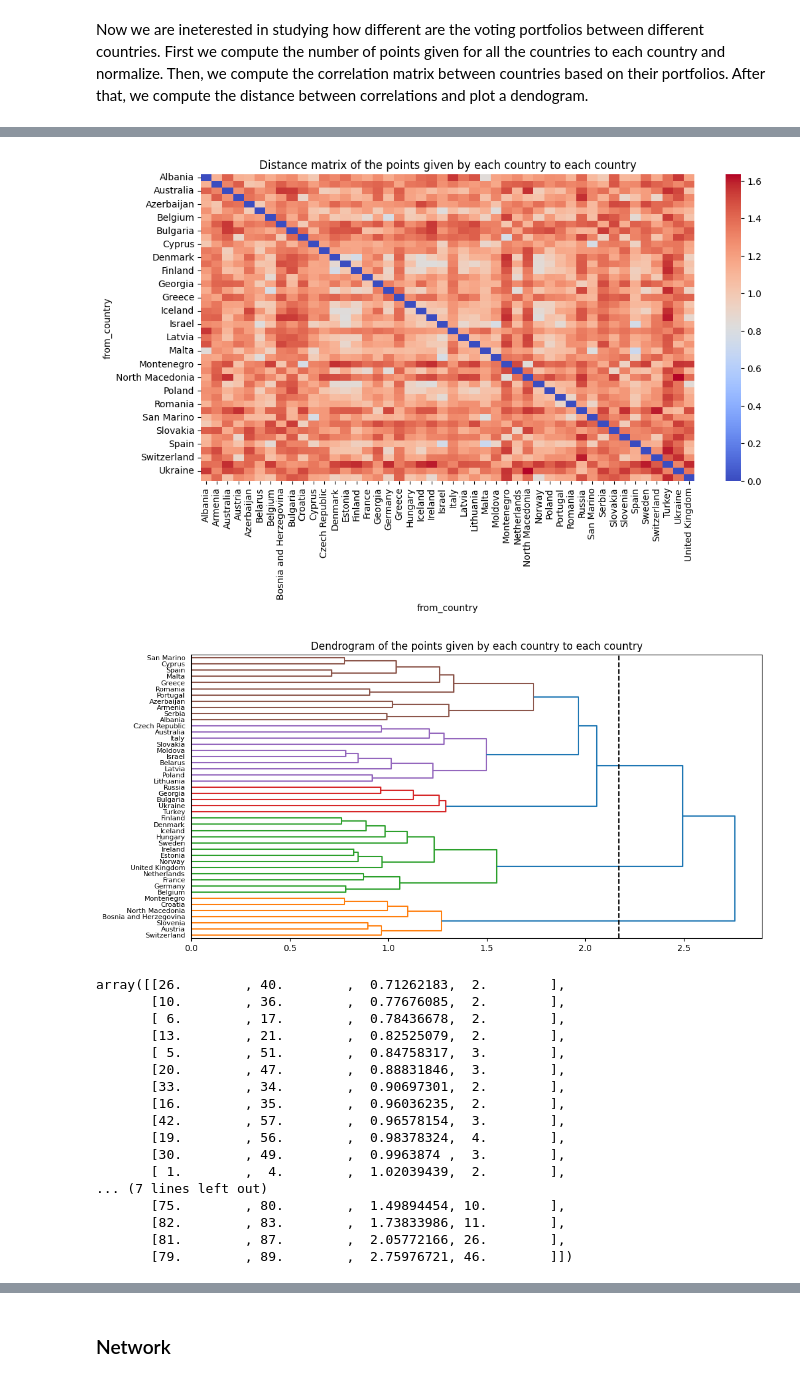
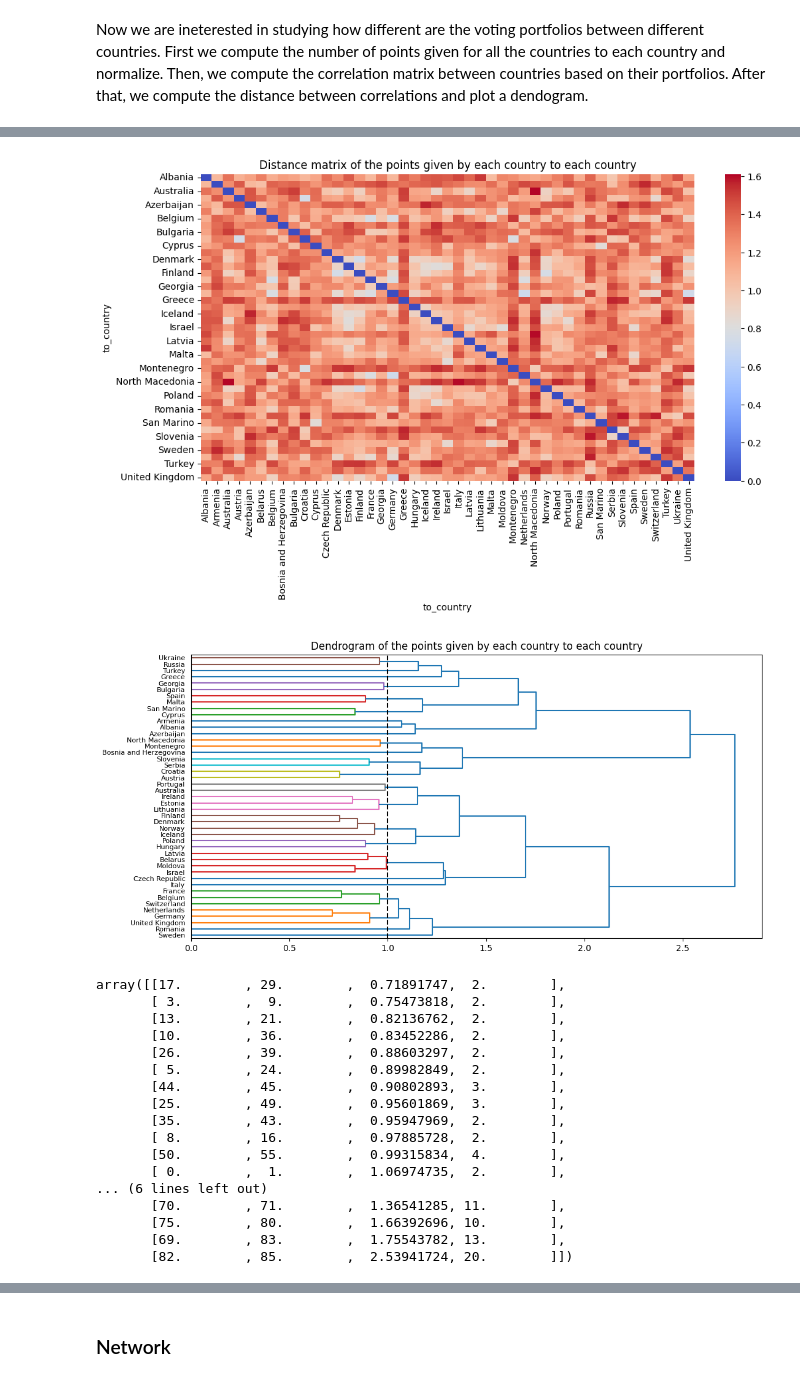
Before and after one commit to Mate1Coll/Eurovision_Contest_Analysis, a Jupyter notebook: Notebook.ipynb, the cells around one changed output, grey strips where cells are left out. Saved outputs shown, nothing was run; the diff lists cells and outputs as text; code cells hidden in the pictures.

```diff
--- a/Notebook.ipynb
+++ b/Notebook.ipynb
@@ -946,6 +987,6 @@ results
 # %%
 threshold = 2.172
-Z, corr = hierarchical_clustering(correlation(df_final_round, initial_year=2008, final_year=2023))
-plotting_dendrogram(Z, corr, vline=2.172)
+Z, corr = hierarchical_clustering(boots_correlation(df_final_round, initial_year=2008, final_year=2023))
+plotting_dendrogram(Z, corr, threshold==2.172)
 Z[::2]
 # %% [output]
@@ -953,22 +994,22 @@ Z[::2]
-[figure, old version]
+[figure, new version]
-[figure, old version]
+[figure, new version]
-array([[26.        , 40.        ,  0.71262183,  2.        ],
-       [10.        , 36.        ,  0.77676085,  2.        ],
-       [ 6.        , 17.        ,  0.78436678,  2.        ],
-       [13.        , 21.        ,  0.82525079,  2.        ],
-       [ 5.        , 51.        ,  0.84758317,  3.        ],
-       [20.        , 47.        ,  0.88831846,  3.        ],
-       [33.        , 34.        ,  0.90697301,  2.        ],
-       [16.        , 35.        ,  0.96036235,  2.        ],
-       [42.        , 57.        ,  0.96578154,  3.        ],
-       [19.        , 56.        ,  0.98378324,  4.        ],
-       [30.        , 49.        ,  0.9963874 ,  3.        ],
-       [ 1.        ,  4.        ,  1.02039439,  2.        ],
-... (7 lines left out)
-       [75.        , 80.        ,  1.49894454, 10.        ],
-       [82.        , 83.        ,  1.73833986, 11.        ],
-       [81.        , 87.        ,  2.05772166, 26.        ],
-       [79.        , 89.        ,  2.75976721, 46.        ]])
+array([[17.        , 29.        ,  0.71891747,  2.        ],
+       [ 3.        ,  9.        ,  0.75473818,  2.        ],
+       [13.        , 21.        ,  0.82136762,  2.        ],
+       [10.        , 36.        ,  0.83452286,  2.        ],
+       [26.        , 39.        ,  0.88603297,  2.        ],
+       [ 5.        , 24.        ,  0.89982849,  2.        ],
+       [44.        , 45.        ,  0.90802893,  3.        ],
+       [25.        , 49.        ,  0.95601869,  3.        ],
+       [35.        , 43.        ,  0.95947969,  2.        ],
+       [ 8.        , 16.        ,  0.97885728,  2.        ],
+       [50.        , 55.        ,  0.99315834,  4.        ],
+       [ 0.        ,  1.        ,  1.06974735,  2.        ],
+... (6 lines left out)
+       [70.        , 71.        ,  1.36541285, 11.        ],
+       [75.        , 80.        ,  1.66392696, 10.        ],
+       [69.        , 83.        ,  1.75543782, 13.        ],
+       [82.        , 85.        ,  2.53941724, 20.        ]])
 # %%
 cluster = get_clusters(Z, corr, cutoff_distance=threshold)
 
```
Also changed, not shown: parts of 19 cells of this notebook.
